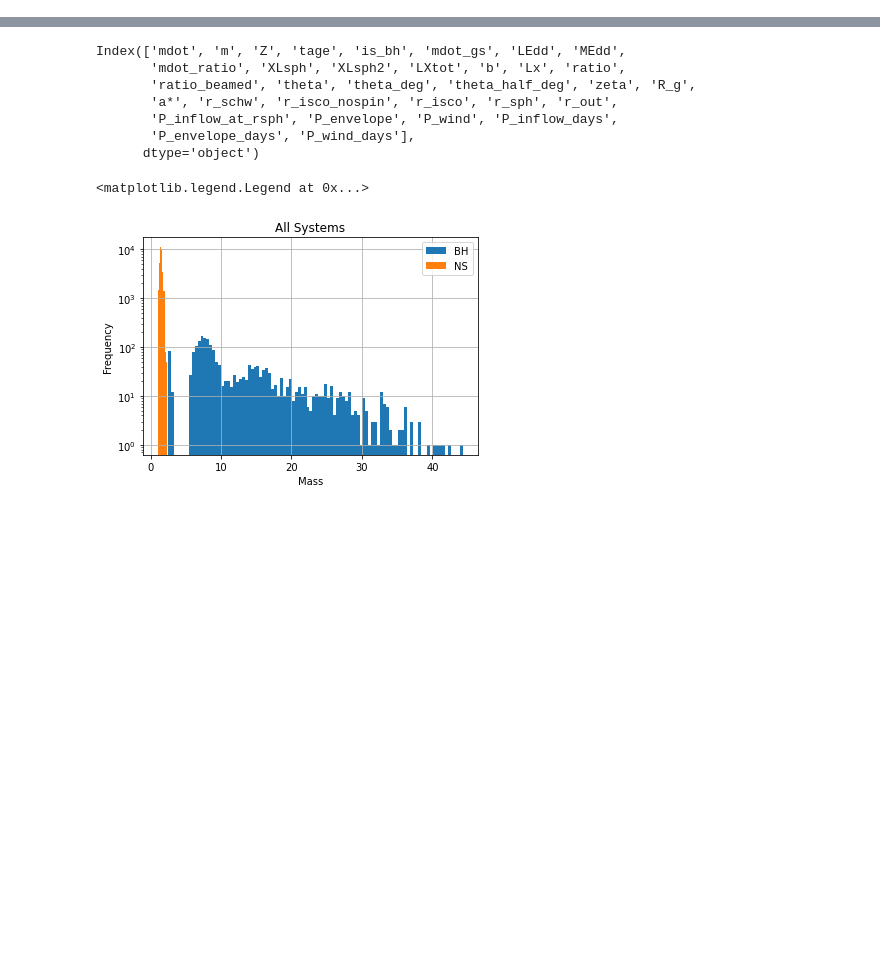
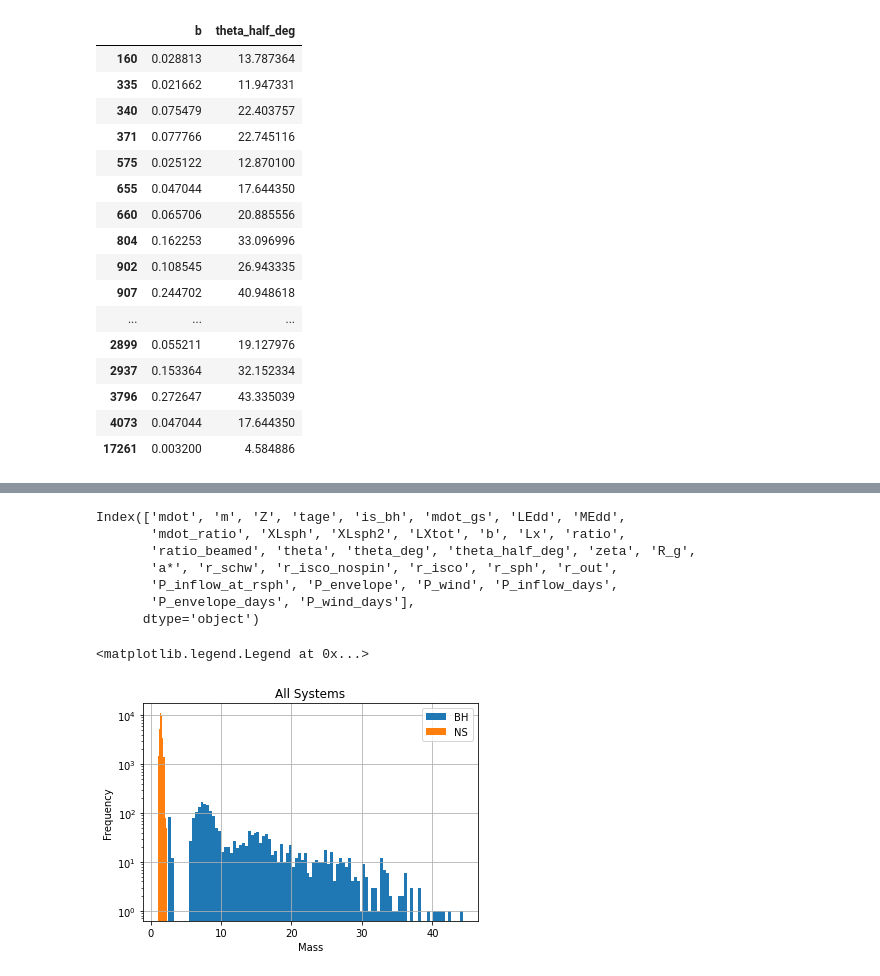
Before and after one commit to nx1/ulx_pop, a Jupyter notebook: notebooks/df_systems.ipynb, the cells around one changed output, grey strips where cells are left out. Saved outputs shown, nothing was run; the diff lists cells and outputs as text; code cells hidden in the pictures; blank space fills up the shorter version.

```diff
--- a/notebooks/df_systems.ipynb
+++ b/notebooks/df_systems.ipynb
@@ -19,4 +12,20 @@ def load_systems_dataframe(ulx_only=False, beamed=False, half_opening_l_45=False
-# %%
-df_all = load_systems_dataframe(ulx_only=False, beamed=False, half_opening_l_45=False)
-df_ulx = load_systems_dataframe(ulx_only=True, beamed=False, half_opening_l_45=False)
-df_beamed = load_systems_dataframe(ulx_only=True, beamed=True, half_opening_l_45=True)
+# %%
+df_beamed[df_beamed['is_bh'] == 0][['b', 'theta_half_deg']]
+# %% [output]
+|  | b | theta_half_deg |
+| 160 | 0.028813 | 13.787364 |
+| 335 | 0.021662 | 11.947331 |
+| 340 | 0.075479 | 22.403757 |
+| 371 | 0.077766 | 22.745116 |
+| 575 | 0.025122 | 12.870100 |
+| 655 | 0.047044 | 17.644350 |
+| 660 | 0.065706 | 20.885556 |
+| 804 | 0.162253 | 33.096996 |
+| 902 | 0.108545 | 26.943335 |
+| 907 | 0.244702 | 40.948618 |
+| ... | ... | ... |
+| 2899 | 0.055211 | 19.127976 |
+| 2937 | 0.153364 | 32.152334 |
+| 3796 | 0.272647 | 43.335039 |
+| 4073 | 0.047044 | 17.644350 |
+| 17261 | 0.003200 | 4.584886 |
```
Also changed, not shown: parts of 4 cells of this notebook, 6 other files.
